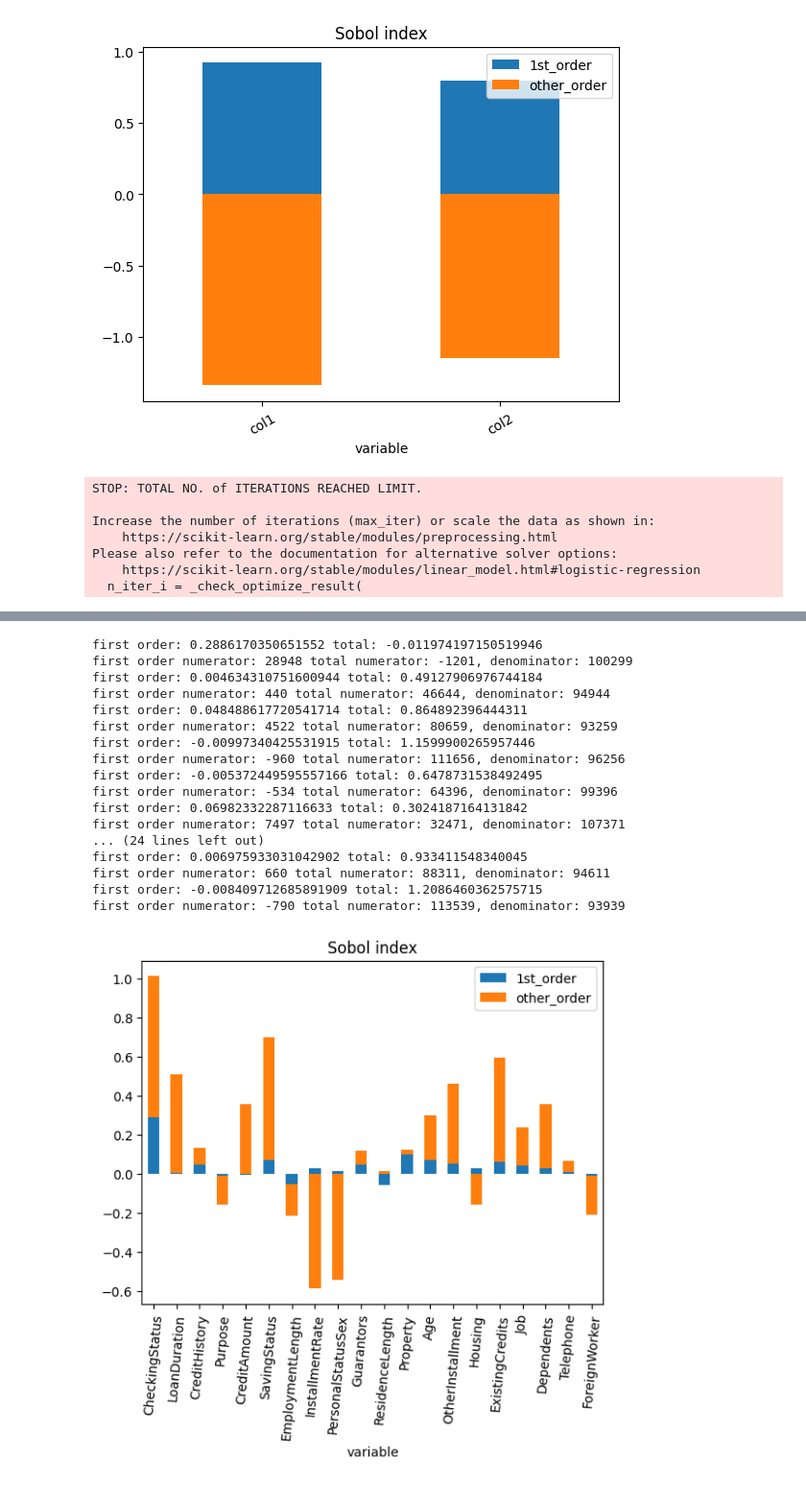
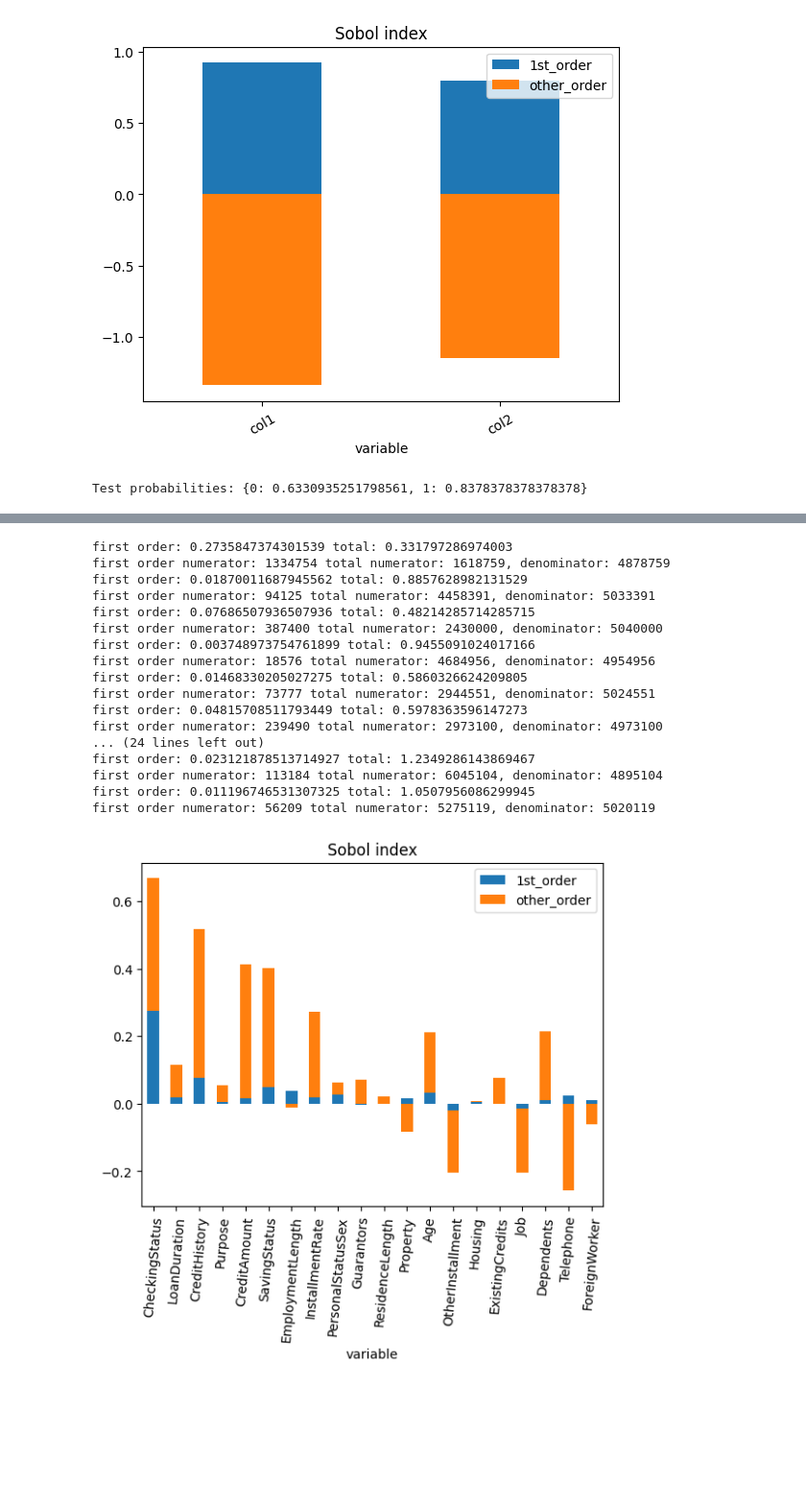
Before and after one commit to AllmieBloom/summer24, a Jupyter notebook: sobol_indices_article_example.ipynb, the cells around one changed output, grey strips where cells are left out. Shown: that part at 96% size. Cells and saved outputs as stored; diff of their text form; code cells hidden in the pictures; blank space fills up the shorter version.

```diff
--- a/sobol_indices_article_example.ipynb
+++ b/sobol_indices_article_example.ipynb
@@ -180,13 +182,13 @@ with open("south-german-credit-lab9.csv", "r", newline="") as file:
 
 # Evaluate data
 x_train, x_test, y_train, y_test = model_selection.train_test_split(credit_training_features, credit_training_labels)
-logistic_regression_model = linear_model.LogisticRegression(max_iter=3000).fit(x_train, y_train)
+logistic_regression_model = linear_model.LogisticRegression(max_iter=5000).fit(x_train, y_train)
 y_test_pred = logistic_regression_model.predict(x_test)
 
 # Determine default or not based on age
 under_35 = prob(y_test_pred, x_test, False)
 over_35 = prob(y_test_pred, x_test, True)
-# print("Test probabilities: {0: " + str(under_35) + ", 1: " + str(over_35) + "}")
+print("Test probabilities: {0: " + str(under_35) + ", 1: " + str(over_35) + "}")
 underage_1 = 0
 underage_2 = 0
 overage_1 = 0
@@ -228,12 +230,6 @@ for row in x_test:
     for i, val in enumerate(row):
         x_test_dict[attributes[i]].append(val)
 X = pd.DataFrame(data=x_test_dict)
-plot_credit_results(logistic_regression_model, X, 700)
+plot_credit_results(logistic_regression_model, X, 5000)
 # %% [output]
-STOP: TOTAL NO. of ITERATIONS REACHED LIMIT.
-
-Increase the number of iterations (max_iter) or scale the data as shown in:
-    https://scikit-learn.org/stable/modules/preprocessing.html
-Please also refer to the documentation for alternative solver options:
-    https://scikit-learn.org/stable/modules/linear_model.html#logistic-regression
-  n_iter_i = _check_optimize_result(
+Test probabilities: {0: 0.6330935251798561, 1: 0.8378378378378378}
@@ -241,18 +237,18 @@ Please also refer to the documentation for alternative solver options:
-first order: 0.2886170350651552 total: -0.011974197150519946
-first order numerator: 28948 total numerator: -1201, denominator: 100299
-first order: 0.004634310751600944 total: 0.49127906976744184
-first order numerator: 440 total numerator: 46644, denominator: 94944
-first order: 0.048488617720541714 total: 0.864892396444311
-first order numerator: 4522 total numerator: 80659, denominator: 93259
-first order: -0.00997340425531915 total: 1.1599900265957446
-first order numerator: -960 total numerator: 111656, denominator: 96256
-first order: -0.005372449595557166 total: 0.6478731538492495
-first order numerator: -534 total numerator: 64396, denominator: 99396
-first order: 0.06982332287116633 total: 0.3024187164131842
-first order numerator: 7497 total numerator: 32471, denominator: 107371
+first order: 0.2735847374301539 total: 0.331797286974003
+first order numerator: 1334754 total numerator: 1618759, denominator: 4878759
+first order: 0.01870011687945562 total: 0.8857628982131529
+first order numerator: 94125 total numerator: 4458391, denominator: 5033391
+first order: 0.07686507936507936 total: 0.48214285714285715
+first order numerator: 387400 total numerator: 2430000, denominator: 5040000
+first order: 0.003748973754761899 total: 0.9455091024017166
+first order numerator: 18576 total numerator: 4684956, denominator: 4954956
+first order: 0.01468330205027275 total: 0.5860326624209805
+first order numerator: 73777 total numerator: 2944551, denominator: 5024551
+first order: 0.04815708511793449 total: 0.5978363596147273
+first order numerator: 239490 total numerator: 2973100, denominator: 4973100
 ... (24 lines left out)
-first order: 0.006975933031042902 total: 0.933411548340045
-first order numerator: 660 total numerator: 88311, denominator: 94611
-first order: -0.008409712685891909 total: 1.2086460362575715
-first order numerator: -790 total numerator: 113539, denominator: 93939
+first order: 0.023121878513714927 total: 1.2349286143869467
+first order numerator: 113184 total numerator: 6045104, denominator: 4895104
+first order: 0.011196746531307325 total: 1.0507956086299945
+first order numerator: 56209 total numerator: 5275119, denominator: 5020119
-[figure, old version]
+[figure, new version]
```
Also changed, not shown: parts of 2 cells of this notebook.
